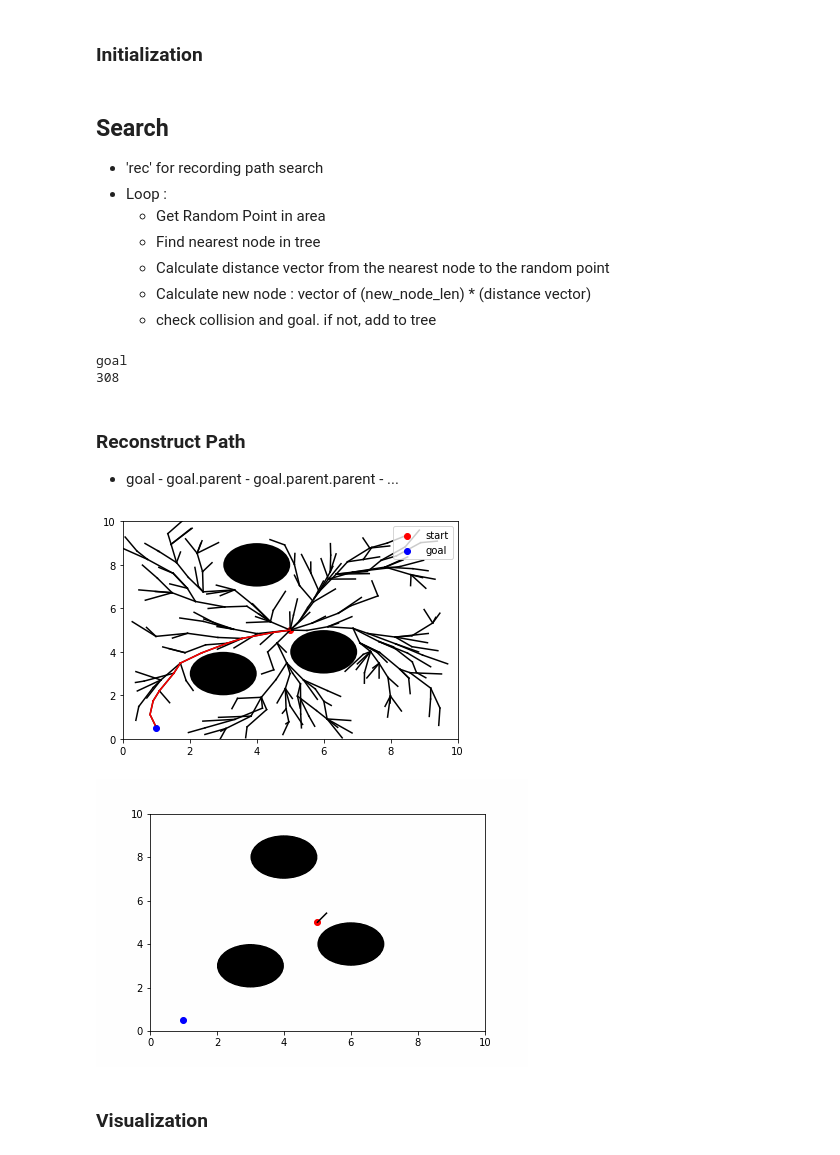
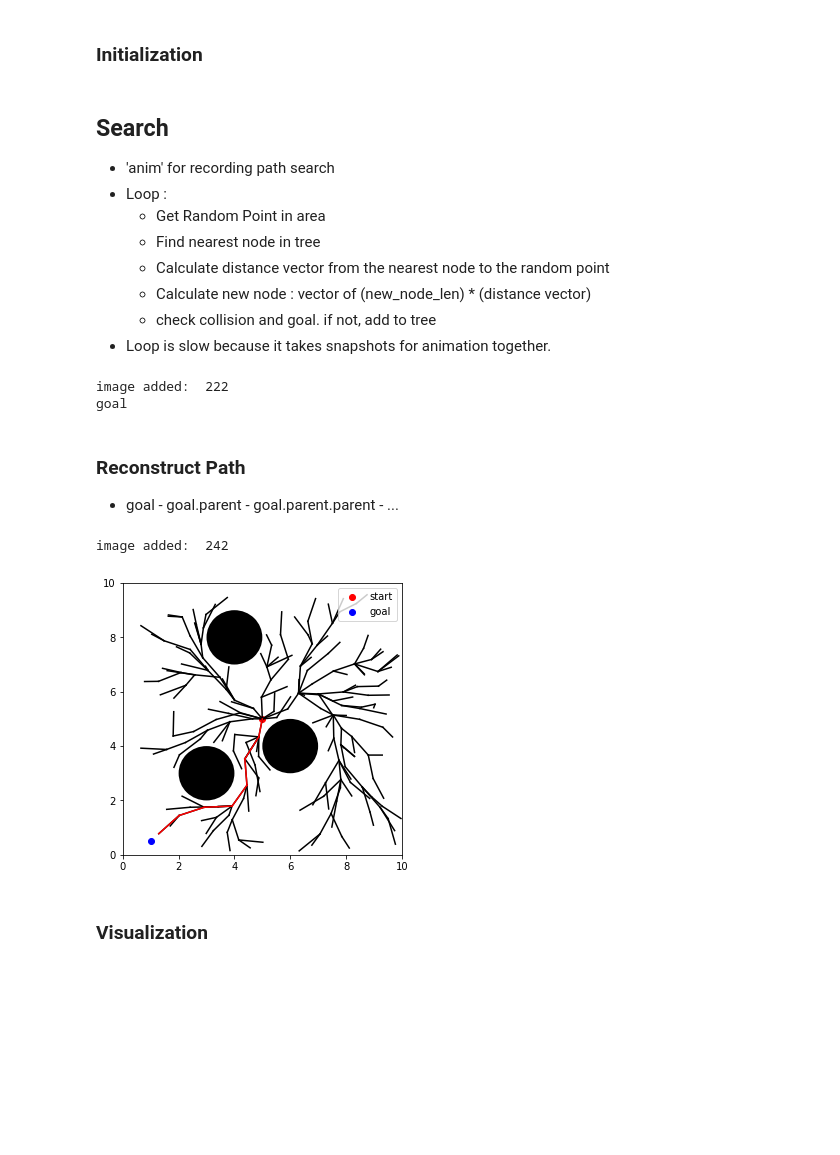
Before and after one commit to kh11kim/jupyrobo, a Jupyter notebook: RRT/rrtstar.ipynb, the cells around one changed output. Saved outputs shown, nothing was run; the diff lists cells and outputs as text; code cells hidden in the pictures; blank space fills up the shorter version.

Commit message:
rrtstar refactoring
1. animake, codeprint revised
2. py, ipynb separation (rrt.py)
3. using animaker, codeprint

```diff
--- a/RRT/rrtstar.ipynb
+++ b/RRT/rrtstar.ipynb
@@ -148,27 +114,33 @@ end_node = Node([1,0.5])
 smpl_area = [0,10,0,10]
 obstacles = [(4,8,1), (6,4,1), (3,3,1)]
 
-rrt = RRT(start_node, end_node, new_node_dist=0.5, smpl_area=smpl_area, obstacles=obstacles)
+rrtstar = RRTstar(start_node, end_node, new_node_dist=0.5, smpl_area=smpl_area, obstacles=obstacles)
 # %% [markdown]
 ## Search
-* 'rec' for recording path search
+* 'anim' for recording path search
 * Loop :
     * Get Random Point in area
     * Find nearest node in tree
     * Calculate distance vector from the nearest node to the random point
     * Calculate new node : vector of (new_node_len) * (distance vector)
     * check collision and goal. if not, add to tree
+* Loop is slow because it takes snapshots for animation together.
+# %%
+from animake import AniMaker
+anim = AniMaker()
 # %%
+animation_in_loop = True
+if animation_in_loop:
+    fig, ax = plt.subplots(figsize=[5,5])
+
 max_iter = 500
-ims = []
-
 for it in range(max_iter):
-    rnd_node = rrt.get_rnd_point()
-    nearest_node = rrt.find_nearest_node(rnd_node)
+    rnd_node = rrtstar.get_rnd_point()
+    nearest_node = rrtstar.find_nearest_node(rnd_node)
     distance = (rnd_node.position - nearest_node.position)
-    new_node_pos = nearest_node.position + distance/LA.norm(distance) * rrt.new_node_dist
+    new_node_pos = nearest_node.position + distance/LA.norm(distance) * rrtstar.new_node_dist
     new_node = Node(new_node_pos, parent=nearest_node)
-    nbrs = rrt.find_neighbor_nodes(new_node, dist=1)
+    nbrs = rrtstar.find_neighbor_nodes(new_node, dist=1)
 
     nbr_cost_list = [nbr.cost + (nbr-new_node) for (i,nbr) in nbrs]
     lowest_cost_idx = nbr_cost_list.index(min(nbr_cost_list))
@@ -176,47 +148,45 @@ for it in range(max_iter):
     new_node.cost = nbr_cost_list[lowest_cost_idx]
 
     # collision check
-    if not rrt.is_collision(new_node, margin=0.1) & rrt.is_in_area(new_node):
-        rrt.tree.append(new_node)
+    if not rrtstar.is_collision(new_node, margin=0.1) & rrtstar.is_in_area(new_node):
+        rrtstar.tree.append(new_node)
     else:
         continue
 
     #rewire
     for (idx, node) in nbrs:
         if node.cost > new_node.cost + (new_node - node):
-            rrt.tree[idx].parent = rrt.tree[-1]
+            rrtstar.tree[idx].parent = rrtstar.tree[-1]
 
     # make snapshot for visualization
-    im = rrt.make_snapshot()
-    ims.append(im)
+    if animation_in_loop:
+        rrtstar.show()
+        plt.legend(loc='upper right')
+        anim.set_snapshot()
+        plt.cla()
 
-    if rrt.is_goal(new_node):
+    if rrtstar.is_goal(new_node):
         print('goal')
-        rrt.goal_node = new_node
-        print(it)
+        rrtstar.goal_node = new_node
         break
+plt.close()
 # %% [output]
+image added:  222
 goal
-308
 # %% [markdown]
 ### Reconstruct Path
 *   goal - goal.parent - goal.parent.parent - ...
 # %%
 %matplotlib inline
 # %%
-fig, ax = plt.subplots()
-rrt.show()
+fig, ax = plt.subplots(figsize=[5,5])
+rrtstar.show()
 plt.legend(loc='upper right');
 
 # make snapshot for visualization
-im = rrt.make_snapshot()
-ims.append(im)
+anim.set_snapshot(num=20);
 # %% [output]
+image added:  242
-[figure, old version]
+[figure, new version]
-# %%
-from IPython.display import Image
-Image(filename="out.gif")
-# %% [output]
-[figure, removed]
 # %% [markdown]
 ### Visualization
```
Also changed, not shown: parts of 13 cells of this notebook, 4 other files.
